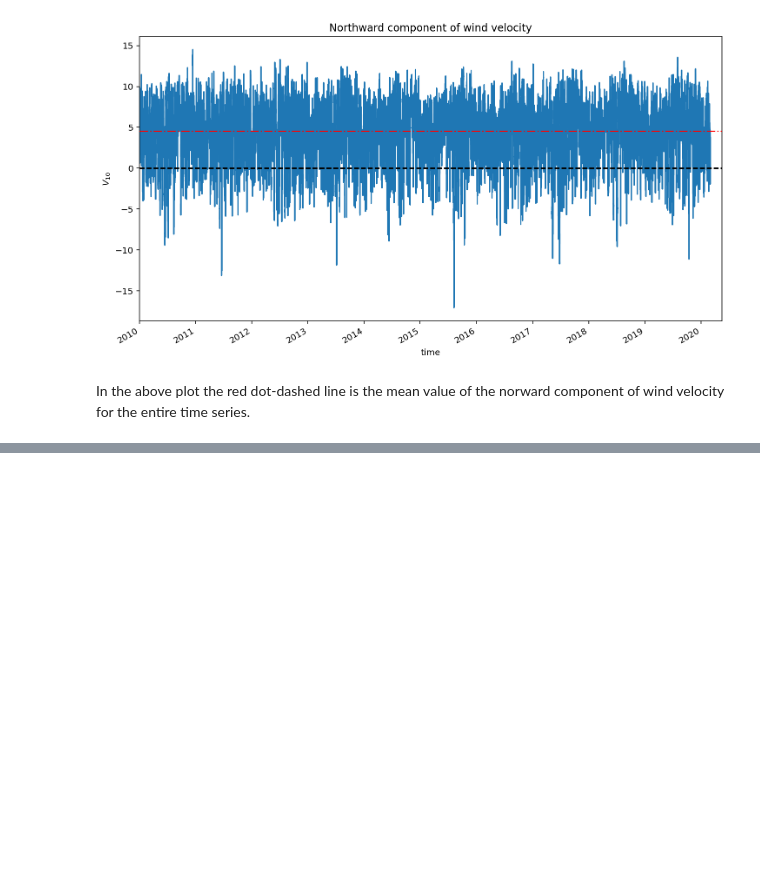
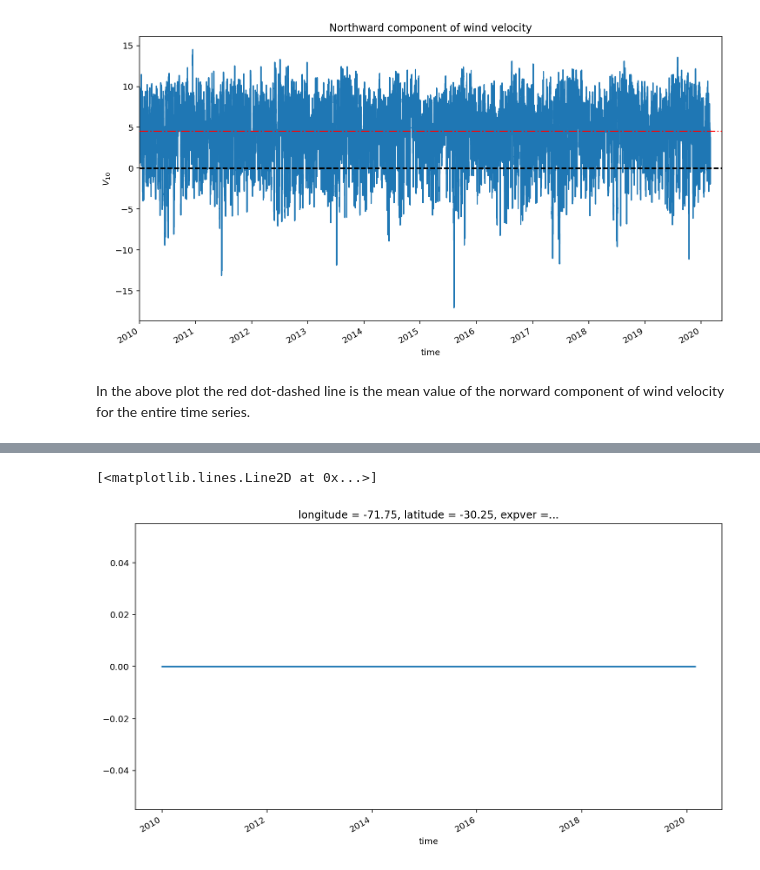
Before and after one commit to Fewings-Lab/kylenec-cpcs-mhw, a Jupyter notebook: Northward-Winds.ipynb, the cells around one changed output, grey strips where cells are left out. Saved outputs shown, nothing was run; the diff lists cells and outputs as text; code cells hidden in the pictures; blank space fills up the shorter version.

```diff
--- a/Northward-Winds.ipynb
+++ b/Northward-Winds.ipynb
@@ -110,0 +110,5 @@ np.where(ldvLo!=np.nan)
+# %%
+ldvHi.plot()
+# %% [output]
+[<matplotlib.lines.Line2D at 0x...>]
+[figure, added]
```
Also changed, not shown: parts of 8 cells of this notebook, 1 other file.
